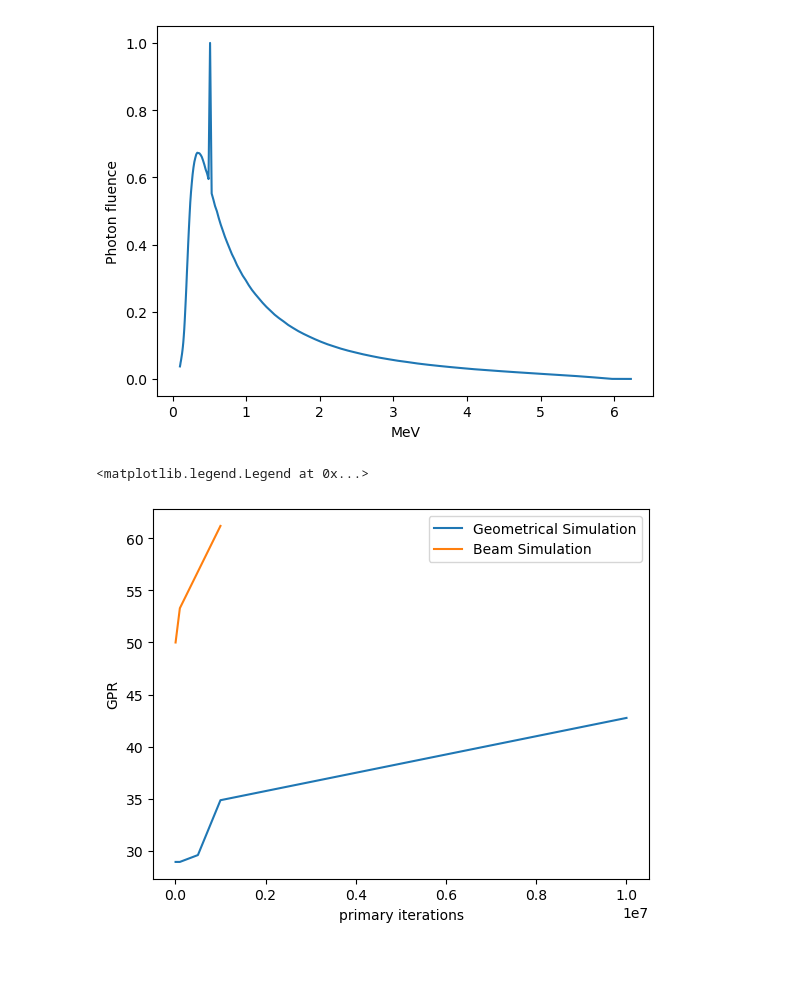
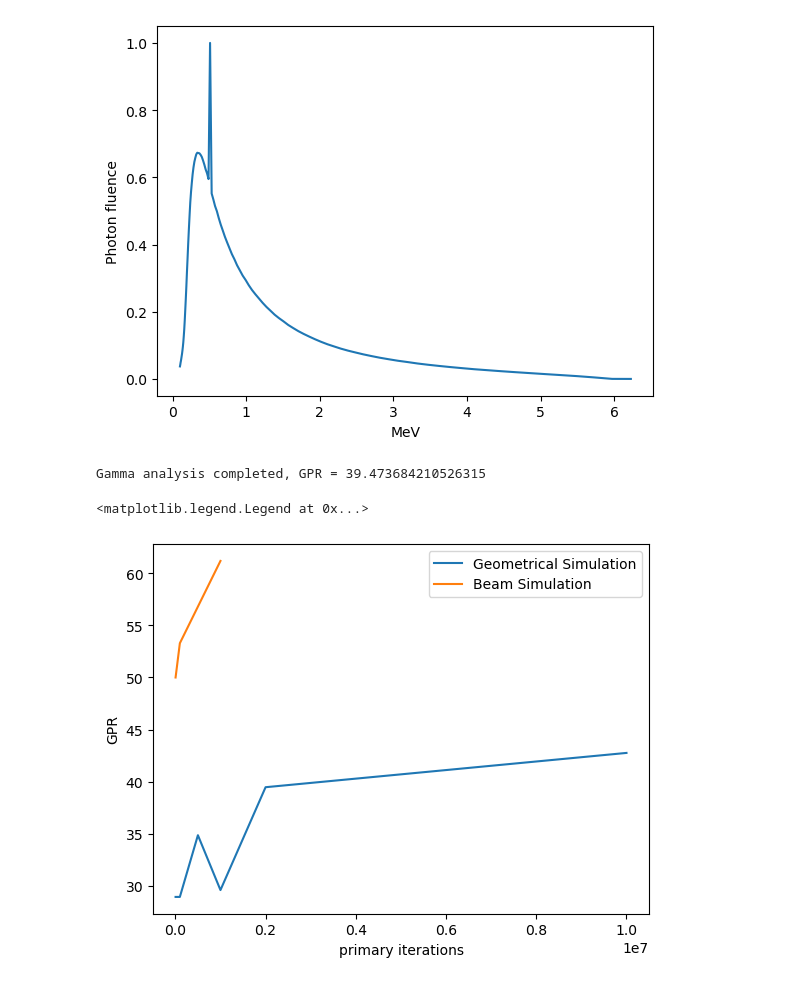
Before and after one commit to FelixCabrera23/cyberknife_montecarlo_FLUKA, a Jupyter notebook: data-analisis.ipynb, the cells around one changed output. Saved outputs shown, nothing was run; the diff lists cells and outputs as text; code cells hidden in the pictures.

Commit message:
fixing wrong data

```diff
--- a/data-analisis.ipynb
+++ b/data-analisis.ipynb
@@ -168,18 +168,27 @@ PDD_plot(file_path ='GEO/60mm/10M/Coll_60mm_PDD.dat')
 Energy_spectra_plot(file_path ='GEO/60mm/10M/10M_R2_60mm_26_tab.lis')
 # %% [output]
 [figure]
+# %%
+# Geting some more data
+Data_Geo60_15_2M, S_Geo60_15_2M = G_Analize_data_file('GEO/60mm/2M/Coll_60mm_depth_15mm.dat',60,15)
+# %% [output]
+Gamma analysis completed, GPR = 39.473684210526315
 # %%
 # Lets analize the Gamma index vz iterations
-iterations = [5e3,100e3,500e3,1e6,10e6]
-gamma_15 = [S_Geo60_15_5k,S_Geo60_15_100k,S_Geo60_15_500k,S_Geo60_15_1M,S_Geo60_15_10M]
+
+#Geometrical data
+iterations = [5e3,100e3,500e3,1e6,2e6,10e6]
+gamma_15 = [S_Geo60_15_5k,S_Geo60_15_100k,S_Geo60_15_500k,S_Geo60_15_1M,S_Geo60_15_2M,S_Geo60_15_10M]
+
+#Annular data
 gamma_anular_15 = [S_An50_15_5k,S_An50_15_100k,S_An50_15_1M]
 iterations_anular = [5e3,100e3,1e6]
 
 plt.plot(iterations,gamma_15,label ='Geometrical Simulation')
 plt.plot(iterations_anular,gamma_anular_15,label = 'Beam Simulation')
 plt.xlabel(r'primary iterations')
 plt.ylabel(r'GPR')
 plt.legend()
 # %% [output]
 <matplotlib.legend.Legend at 0x...>
-[figure, old version]
+[figure, new version]
```
Also changed, not shown: parts of 2 cells of this notebook, 14 other files.
